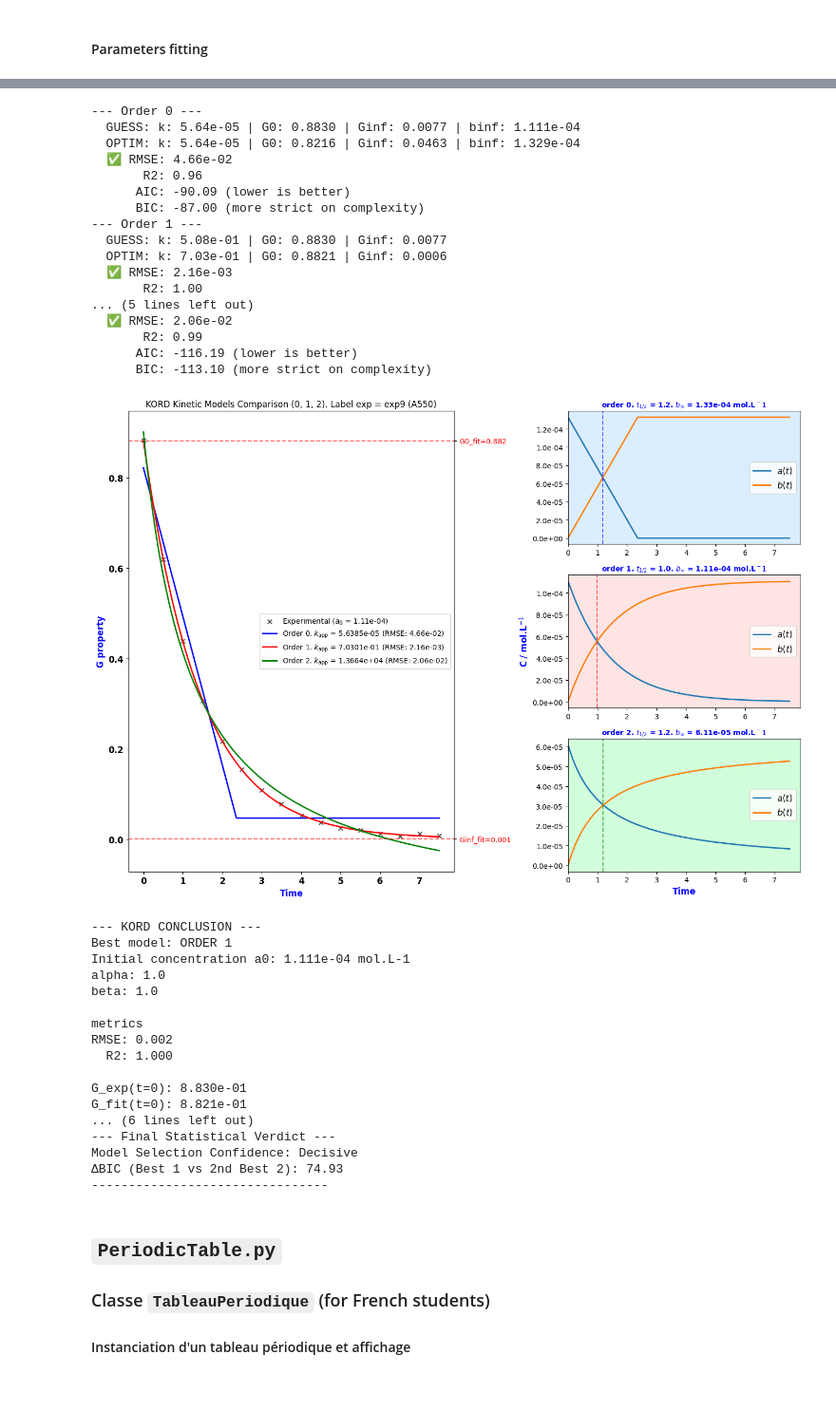
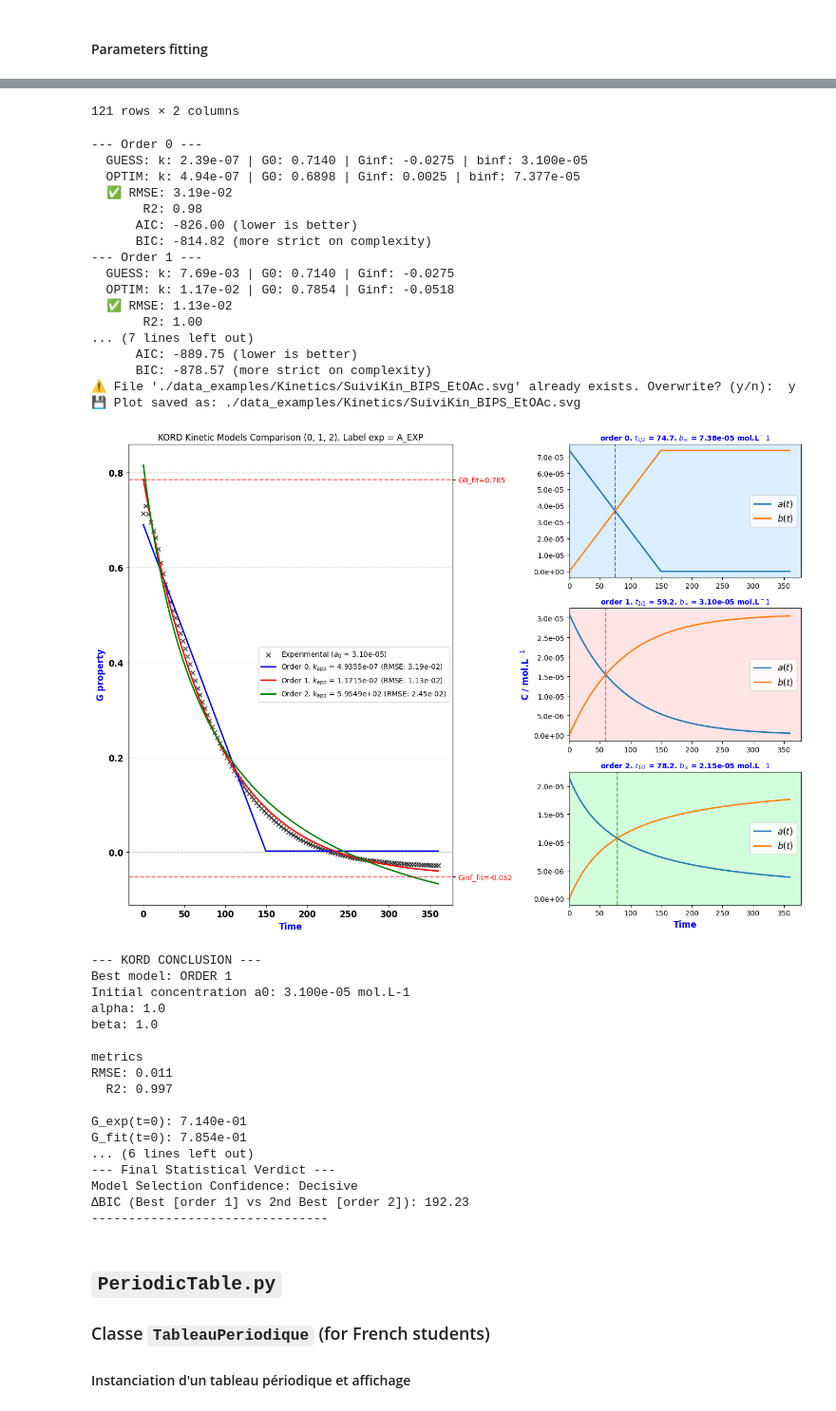
Before and after one commit to rpoteau/pyphyschemtools, a Jupyter notebook: Examples.ipynb, the cells around one changed output, grey strips where cells are left out. Shown at 95% size. Cells and saved outputs as stored; diff of their text form; code cells hidden in the pictures.

```diff
--- a/Examples.ipynb
+++ b/Examples.ipynb
@@ -158,9 +158,10 @@ simulation.simulate_plot()
 from pyphyschemtools import KORD
 
 # t, G, headers, parameters = KORD.load_from_excel('./data_examples/Kinetics/TestKORD.xlsx', exp_number=1)
-t, G, headers, parameters = KORD.load_from_excel('./data_examples/Kinetics/Example4Kord.xlsx', exp_number=9)
+# t, G, headers, parameters = KORD.load_from_excel('./data_examples/Kinetics/Example4Kord.xlsx', exp_number=2)
+t, G, headers, parameters = KORD.load_from_excel('./data_examples/Kinetics/SuiviKin_BIPS_EtOAc.xlsx', exp_number=1)
 study = KORD(t, G, headers, a0=parameters[0], alpha=parameters[1], beta=parameters[2])
-# study.plot_all_fits("./data_examples/Kinetics/Example4Kord_exp9.svg")
-study.plot_all_fits()
+study.plot_all_fits("./data_examples/Kinetics/SuiviKin_BIPS_EtOAc.svg")
+# study.plot_all_fits()
 study.get_best_order()
 # %% [output]
@@ -187,38 +183,39 @@ Experiments detected: 9
---- Order 0 ---
-  GUESS: k: 5.64e-05 | G0: 0.8830 | Ginf: 0.0077 | binf: 1.111e-04
-  OPTIM: k: 5.64e-05 | G0: 0.8216 | Ginf: 0.0463 | binf: 1.329e-04
-  ✅ RMSE: 4.66e-02
-       R2: 0.96
-      AIC: -90.09 (lower is better)
-      BIC: -87.00 (more strict on complexity)
---- Order 1 ---
-  GUESS: k: 5.08e-01 | G0: 0.8830 | Ginf: 0.0077
-  OPTIM: k: 7.03e-01 | G0: 0.8821 | Ginf: 0.0006
-  ✅ RMSE: 2.16e-03
-       R2: 1.00
-... (5 lines left out)
-  ✅ RMSE: 2.06e-02
-       R2: 0.99
-      AIC: -116.19 (lower is better)
-      BIC: -113.10 (more strict on complexity)
+121 rows × 2 columns
+--- Order 0 ---
+  GUESS: k: 2.39e-07 | G0: 0.7140 | Ginf: -0.0275 | binf: 3.100e-05
+  OPTIM: k: 4.94e-07 | G0: 0.6898 | Ginf: 0.0025 | binf: 7.377e-05
+  ✅ RMSE: 3.19e-02
+       R2: 0.98
+      AIC: -826.00 (lower is better)
+      BIC: -814.82 (more strict on complexity)
+--- Order 1 ---
+  GUESS: k: 7.69e-03 | G0: 0.7140 | Ginf: -0.0275
+  OPTIM: k: 1.17e-02 | G0: 0.7854 | Ginf: -0.0518
+  ✅ RMSE: 1.13e-02
+       R2: 1.00
+... (7 lines left out)
+      AIC: -889.75 (lower is better)
+      BIC: -878.57 (more strict on complexity)
+⚠️ File './data_examples/Kinetics/SuiviKin_BIPS_EtOAc.svg' already exists. Overwrite? (y/n):  y
+💾 Plot saved as: ./data_examples/Kinetics/SuiviKin_BIPS_EtOAc.svg
-[figure, old version]
+[figure, new version]
---- KORD CONCLUSION ---
-Best model: ORDER 1
-Initial concentration a0: 1.111e-04 mol.L-1
-alpha: 1.0
-beta: 1.0
-
-metrics
-RMSE: 0.002
-  R2: 1.000
-
-G_exp(t=0): 8.830e-01
-G_fit(t=0): 8.821e-01
-... (6 lines left out)
---- Final Statistical Verdict ---
-Model Selection Confidence: Decisive
-ΔBIC (Best 1 vs 2nd Best 2): 74.93
---------------------------------
+--- KORD CONCLUSION ---
+Best model: ORDER 1
+Initial concentration a0: 3.100e-05 mol.L-1
+alpha: 1.0
+beta: 1.0
+
+metrics
+RMSE: 0.011
+  R2: 0.997
+
+G_exp(t=0): 7.140e-01
+G_fit(t=0): 7.854e-01
+... (6 lines left out)
+--- Final Statistical Verdict ---
+Model Selection Confidence: Decisive
+ΔBIC (Best [order 1] vs 2nd Best [order 2]): 192.23
+--------------------------------
 # %% [markdown]
 ## `PeriodicTable.py`
 
```
Also changed, not shown: parts of 1 cell of this notebook, 29 other files.
